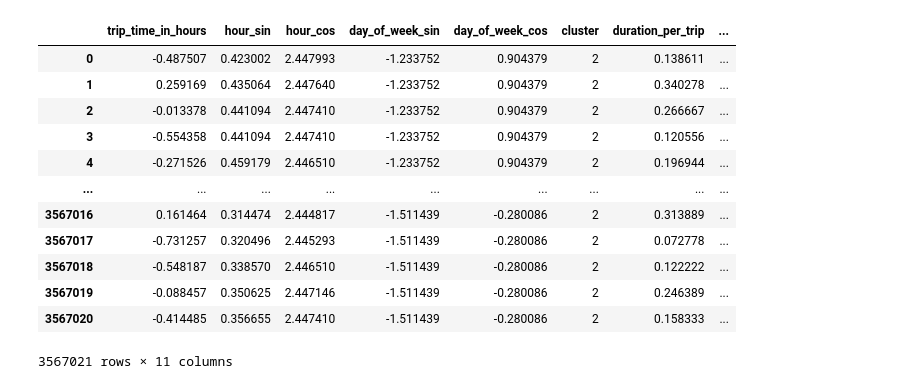
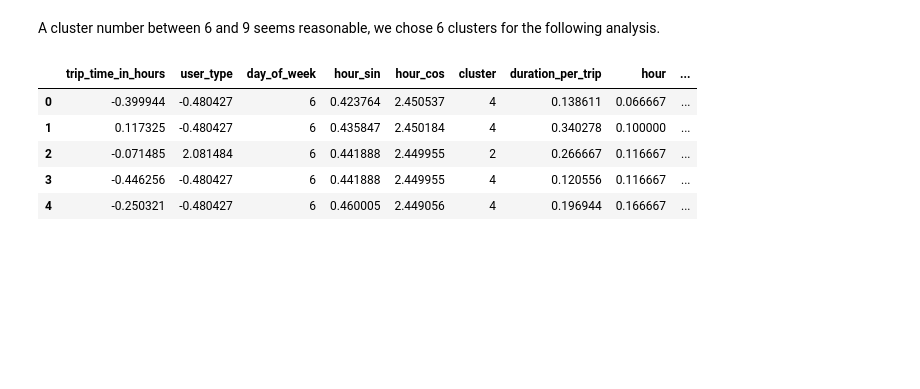
Before and after one commit to diego411/AA_Team_10, a Jupyter notebook: notebook/cluster_analysis.ipynb, the cells around one changed output. Saved outputs shown, nothing was run; the diff lists cells and outputs as text; code cells hidden in the pictures; blank space fills up the shorter version.

```diff
--- a/notebook/cluster_analysis.ipynb
+++ b/notebook/cluster_analysis.ipynb
@@ -15,7 +22,7 @@ from sklearn.cluster import MiniBatchKMeans
 from math import sin, cos, pi
 # %%
-# edited dataframe
-df=pd.read_csv('../dataset/chicago_2018.csv')
+# edited trip dataframe
+df=pd.read_csv('../dataset/chicago_2018_clean.csv')
 df["start_time"] = pd.to_datetime(df['start_time'])
 df["end_time"] = pd.to_datetime(df['end_time'] )
 df["duration_per_trip"] = pd.to_timedelta(df.duration_per_trip)
@@ -32,19 +69,12 @@ df.head()
 # %%
 # extra dataframe with features
-df_extra=df[["start_time","trip_time_in_hours"]].copy()
+df_extra=df[["start_time","trip_time_in_hours","user_type"]].copy()
 df_extra.loc[:,"hour"]= df_extra.start_time.apply(lambda x: (x.hour)+(x.minute/60))
 df_extra.loc[:,"day_of_week"] = df_extra.start_time.apply(lambda x: x.day_of_week)
 
-# function to create sin and cos feature of variables
-def sin_cos_feature(name, df, feature, values):
-    df[name+"_sin"]= feature.apply(lambda x: sin(2*pi*(x/values)))
-    df[name+"_cos"]= feature.apply(lambda x: cos(2*pi*(x/values)))
+# save user_type as numeric: 0 = subscriber & 1 = customer
+df_extra.loc[df_extra['user_type'] == 'Subscriber', 'user_type'] = 0
+df_extra.loc[df_extra['user_type'] == 'Customer', 'user_type'] = 1
 
-# new circular feature for hour and day_of_week
-sin_cos_feature("hour", df_extra, df_extra.hour, 24)
-sin_cos_feature("day_of_week", df_extra, df_extra.day_of_week, 7)
-
-# drop unnecessary features for the cluster analysis
-X = df_extra.drop(["start_time", "hour", "day_of_week"], axis=1)
-X
+df_extra.head()
 # %% [output]
@@ -63,0 +90,12 @@ X
+# %%
+# function to create sin and cos feature of variables
+def sin_cos_feature(name, df, feature, values):
+    df[name+"_sin"]= feature.apply(lambda x: sin(2*pi*(x/values)))
+    df[name+"_cos"]= feature.apply(lambda x: cos(2*pi*(x/values)))
+
+# new circular feature for hour
+sin_cos_feature("hour", df_extra, df_extra.hour, 24)
+
+# drop unnecessary features for the cluster analysis
+X = df_extra.drop(["start_time", "hour"], axis=1)
+X.head()
@@ -116,29 +299,24 @@ plt.show()
+# %% [markdown]
+A cluster number between 6 and 9 seems reasonable, we chose 6 clusters for the following analysis.
 # %%
 # apply K-Means with specific cluster number
-means = MiniBatchKMeans(n_clusters=8, random_state=42, init="k-means++")
+means = MiniBatchKMeans(n_clusters=6, random_state=42, init="k-means++")
 means.fit(X_scaled)
-cluster = ["1", "2", "3", "4", "5", "6", "7", "8"]
+cluster = ["1", "2", "3", "4", "5", "6"]
 X_scaled_df["cluster"] = means.predict(X_scaled)
 X_scaled_df["cluster"] = X_scaled_df["cluster"].apply(lambda x: cluster[x])
 
 # add features for analysis
 X_scaled_df["duration_per_trip"]= df_extra.trip_time_in_hours
 X_scaled_df["hour"]=df_extra.hour
 X_scaled_df["day_of_week"]=df_extra.day_of_week
-X_scaled_df["start_station_id"]=df.start_station_id
-X_scaled_df["end_station_id"]=df.end_station_id
-X_scaled_df
+X_scaled_df["user_type_unaltered"]=df.user_type
+
+X_scaled_df.head()
 # %% [output]
-|  | trip_time_in_hours | hour_sin | hour_cos | day_of_week_sin | day_of_week_cos | cluster | duration_per_trip | ... |
-| 0 | -0.487507 | 0.423002 | 2.447993 | -1.233752 | 0.904379 | 2 | 0.138611 | ... |
-| 1 | 0.259169 | 0.435064 | 2.447640 | -1.233752 | 0.904379 | 2 | 0.340278 | ... |
-| 2 | -0.013378 | 0.441094 | 2.447410 | -1.233752 | 0.904379 | 2 | 0.266667 | ... |
-| 3 | -0.554358 | 0.441094 | 2.447410 | -1.233752 | 0.904379 | 2 | 0.120556 | ... |
-| 4 | -0.271526 | 0.459179 | 2.446510 | -1.233752 | 0.904379 | 2 | 0.196944 | ... |
-| ... | ... | ... | ... | ... | ... | ... | ... | ... |
-| 3567016 | 0.161464 | 0.314474 | 2.444817 | -1.511439 | -0.280086 | 2 | 0.313889 | ... |
-| 3567017 | -0.731257 | 0.320496 | 2.445293 | -1.511439 | -0.280086 | 2 | 0.072778 | ... |
-| 3567018 | -0.548187 | 0.338570 | 2.446510 | -1.511439 | -0.280086 | 2 | 0.122222 | ... |
-| 3567019 | -0.088457 | 0.350625 | 2.447146 | -1.511439 | -0.280086 | 2 | 0.246389 | ... |
-| 3567020 | -0.414485 | 0.356655 | 2.447410 | -1.511439 | -0.280086 | 2 | 0.158333 | ... |
+|  | trip_time_in_hours | user_type | day_of_week | hour_sin | hour_cos | cluster | duration_per_trip | hour | ... |
+| 0 | -0.399944 | -0.480427 | 6 | 0.423764 | 2.450537 | 4 | 0.138611 | 0.066667 | ... |
+| 1 | 0.117325 | -0.480427 | 6 | 0.435847 | 2.450184 | 4 | 0.340278 | 0.100000 | ... |
+| 2 | -0.071485 | 2.081484 | 6 | 0.441888 | 2.449955 | 2 | 0.266667 | 0.116667 | ... |
+| 3 | -0.446256 | -0.480427 | 6 | 0.441888 | 2.449955 | 4 | 0.120556 | 0.116667 | ... |
+| 4 | -0.250321 | -0.480427 | 6 | 0.460005 | 2.449056 | 4 | 0.196944 | 0.166667 | ... |
-3567021 rows × 11 columns
```
Also changed, not shown: parts of 49 cells of this notebook.
